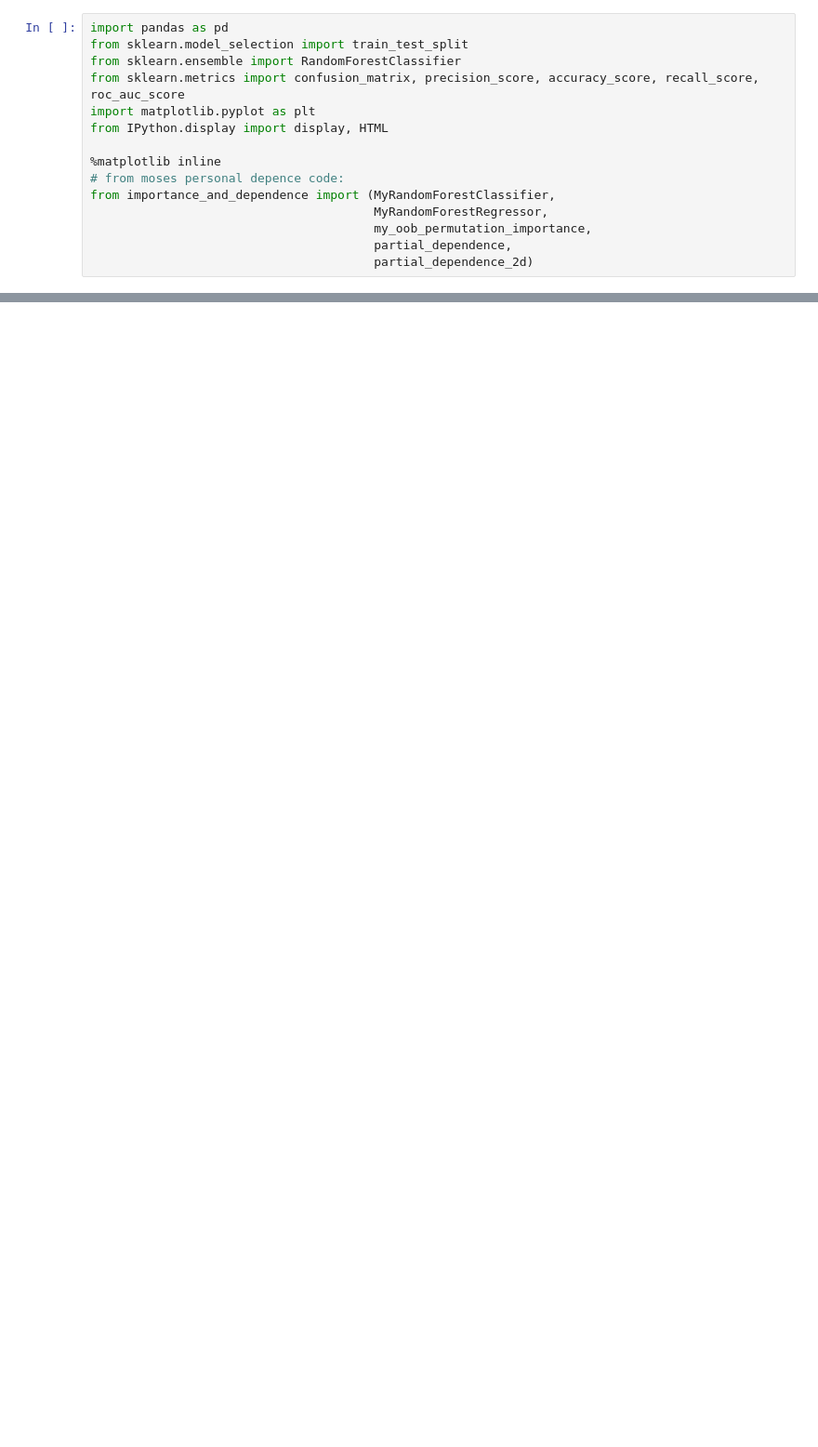
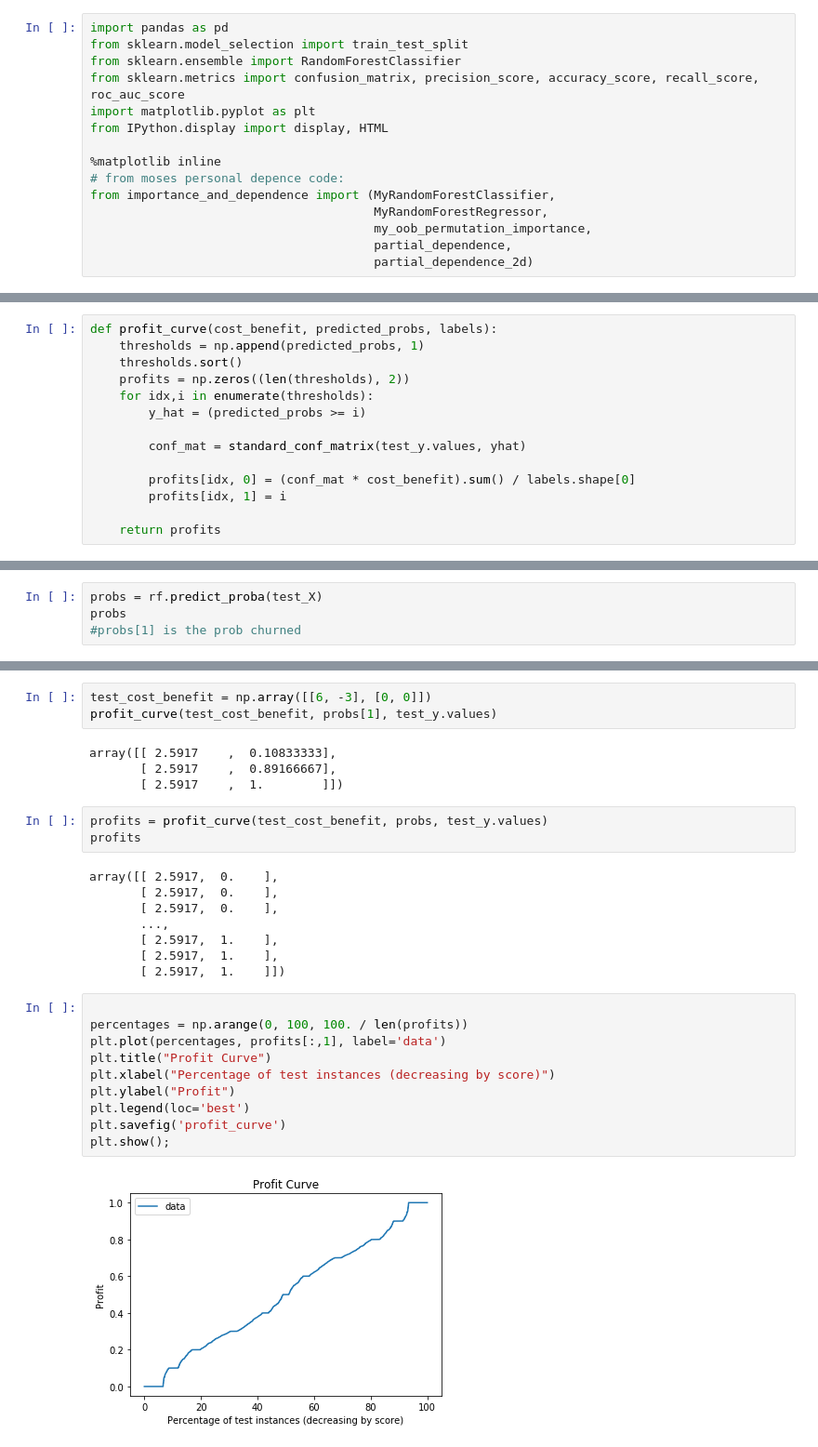
Before and after one commit to bertolero16/Churn-Case-Study, a Jupyter notebook: andrews_stuff.ipynb, the cells around one changed output, grey strips where cells are left out. Shown at 93% size. Cells and saved outputs as stored; diff of their text form; blank space fills up the shorter version.

```diff
--- a/andrews_stuff.ipynb
+++ b/andrews_stuff.ipynb
@@ -83,0 +107,14 @@ plt.tight_layout()
+# %%
+def profit_curve(cost_benefit, predicted_probs, labels):
+    thresholds = np.append(predicted_probs, 1)
+    thresholds.sort()
+    profits = np.zeros((len(thresholds), 2))
+    for idx,i in enumerate(thresholds):
+        y_hat = (predicted_probs >= i)
+
+        conf_mat = standard_conf_matrix(test_y.values, yhat)
+
+        profits[idx, 0] = (conf_mat * cost_benefit).sum() / labels.shape[0]
+        profits[idx, 1] = i
+
+    return profits
@@ -83,0 +129,4 @@ plt.tight_layout()
+# %%
+probs = rf.predict_proba(test_X)
+probs
+#probs[1] is the prob churned
@@ -83,0 +141,30 @@ plt.tight_layout()
+# %%
+test_cost_benefit = np.array([[6, -3], [0, 0]])
+profit_curve(test_cost_benefit, probs[1], test_y.values)
+# %% [output]
+array([[ 2.5917    ,  0.10833333],
+       [ 2.5917    ,  0.89166667],
+       [ 2.5917    ,  1.        ]])
+# %%
+profits = profit_curve(test_cost_benefit, probs, test_y.values)
+profits
+# %% [output]
+array([[ 2.5917,  0.    ],
+       [ 2.5917,  0.    ],
+       [ 2.5917,  0.    ],
+       ...,
+       [ 2.5917,  1.    ],
+       [ 2.5917,  1.    ],
+       [ 2.5917,  1.    ]])
+# %%
+
+percentages = np.arange(0, 100, 100. / len(profits))
+plt.plot(percentages, profits[:,1], label='data')
+plt.title("Profit Curve")
+plt.xlabel("Percentage of test instances (decreasing by score)")
+plt.ylabel("Profit")
+plt.legend(loc='best')
+plt.savefig('profit_curve')
+plt.show();
+# %% [output]
+[figure, added]
```
Also changed, not shown: parts of 7 cells of this notebook, 2 other files.
